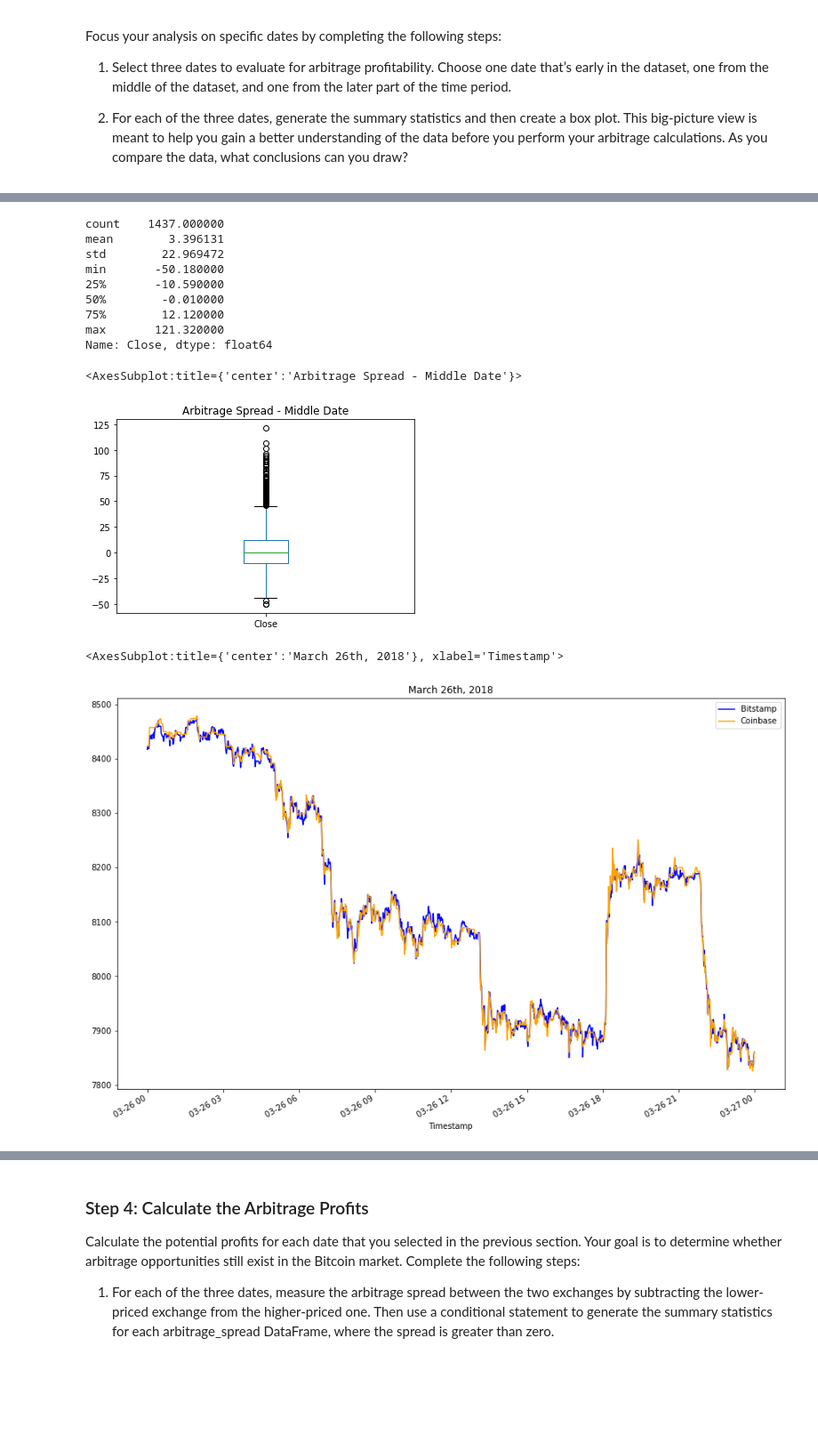
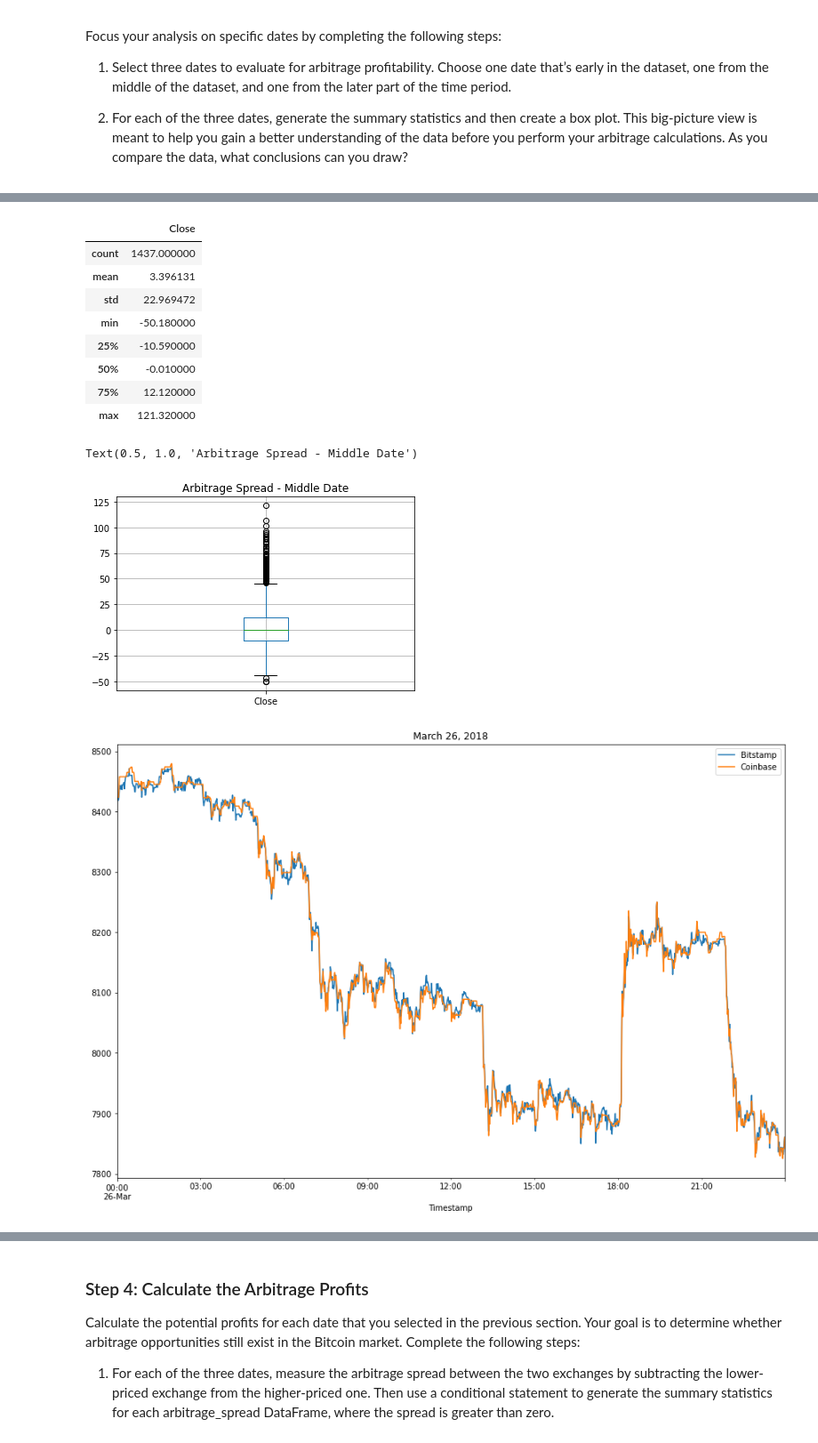
Before and after one commit to mingluuu/Bitcoin-Arbitrage, a Jupyter notebook: crypto_arbitrage.ipynb, the cells around one changed output, grey strips where cells are left out. Shown: that part at 89% size. Drawn from its saved outputs; the diff is of its cells as text; code cells hidden in the pictures; blank space fills up the shorter version.

```diff
--- a/crypto_arbitrage.ipynb
+++ b/crypto_arbitrage.ipynb
@@ -354,33 +346,37 @@ Name: Close, dtype: float64
 # %%
 # Using the date in the middle that you have selected, calculate the arbitrage spread
 # by subtracting the bitstamp lower closing prices from the coinbase higher closing prices
-arbitrage_spread_middle = # YOUR CODE HERE
+arbitrage_spread_middle = coinbase_sliced_0224 - bitstamp_sliced_0224
 
 # Generate summary statistics
-# YOUR CODE HERE
+arbitrage_spread_middle.describe()
 # %% [output]
-count    1437.000000
-mean        3.396131
-std        22.969472
-min       -50.180000
-25%       -10.590000
-50%        -0.010000
-75%        12.120000
-max       121.320000
-Name: Close, dtype: float64
+|  | Close |
+| count | 1437.000000 |
+| mean | 3.396131 |
+| std | 22.969472 |
+| min | -50.180000 |
+| 25% | -10.590000 |
+| 50% | -0.010000 |
+| 75% | 12.120000 |
+| max | 121.320000 |
 # %%
 # Visualize the arbitrage spread from the middle of the dataset in a box plot
-# YOUR CODE HERE
+ax6 = arbitrage_spread_middle.boxplot()
+ax6.set_title('Arbitrage Spread - Middle Date')
 # %% [output]
-<AxesSubplot:title={'center':'Arbitrage Spread - Middle Date'}>
+Text(0.5, 1.0, 'Arbitrage Spread - Middle Date')
-[figure, old version]
+[figure, new version]
 # %%
 # Create an overlay plot that visualizes the two dataframes over a period of one day from late in the dataset.
 # Be sure that the plots include the parameters `legend`, `figsize`, `title`, `color` and `label`
-# YOUR CODE HERE
+bitstamp_sliced_0326 = bitstamp_sliced.loc['2018-3-26':'2018-3-26']
+coinbase_sliced_0326 = coinbase_sliced.loc['2018-3-26':'2018-3-26']
+ax7 = bitstamp_sliced_0326.plot()
+ax7 = coinbase_sliced_0326.plot(ax=ax7, title='March 26, 2018', figsize=(15, 10))
+ax7 = ax7.legend(["Bitstamp", "Coinbase"])
 # %% [output]
-<AxesSubplot:title={'center':'March 26th, 2018'}, xlabel='Timestamp'>
-[figure, old version]
+[figure, new version]
 # %%
 # Using the date from the late that you have selected, calculate the arbitrage spread
 # by subtracting the bitstamp lower closing prices from the coinbase higher closing prices
```
Also changed, not shown: parts of 40 cells of this notebook.
